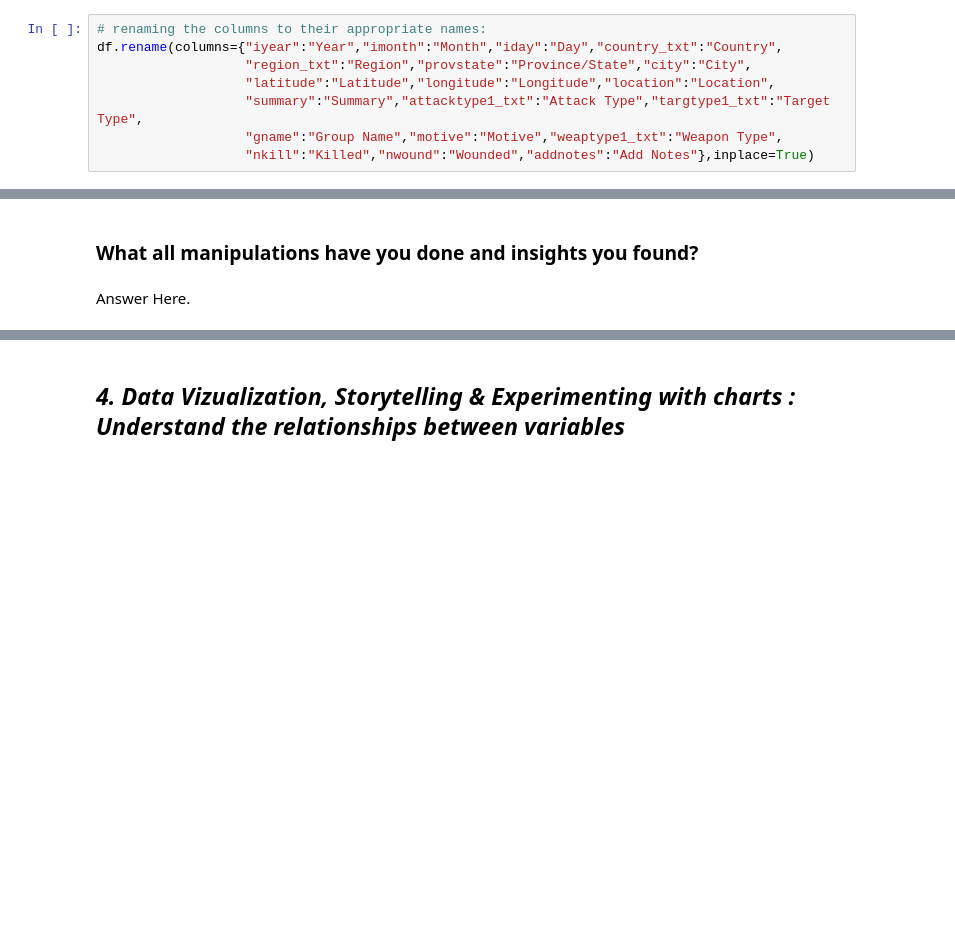
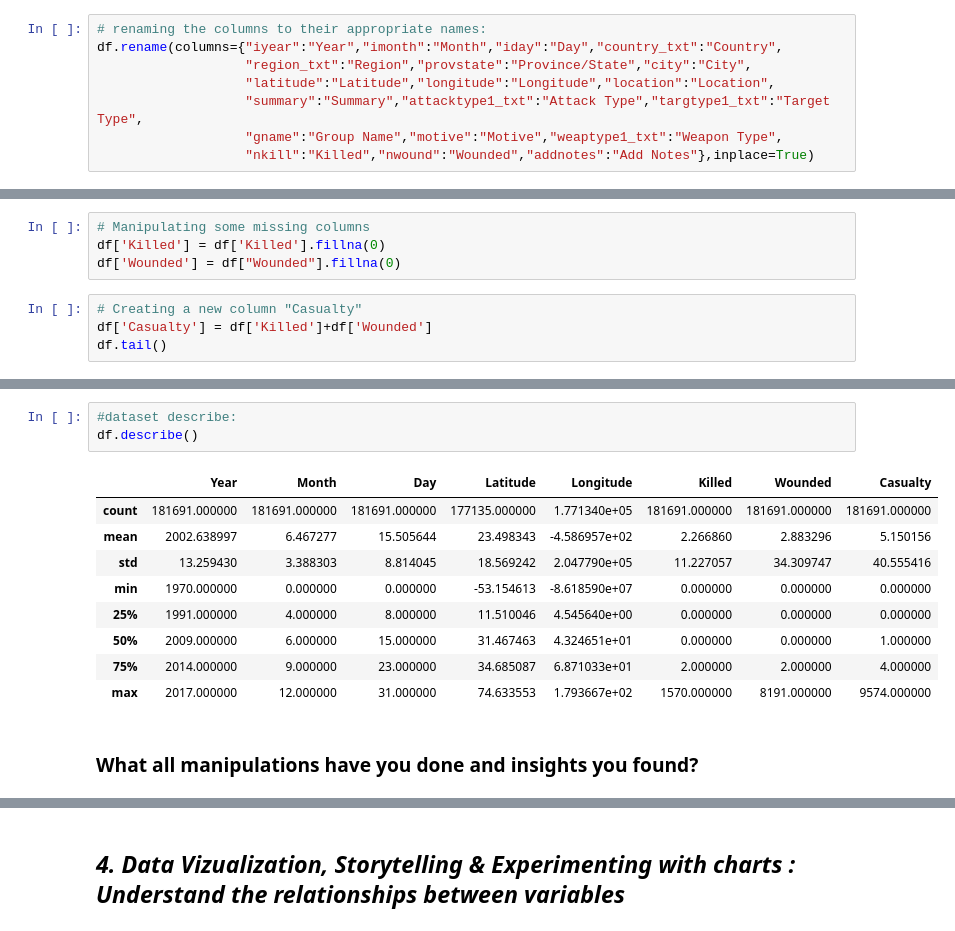
Before and after one commit to Amrit007-droid/Global-Terrorism-Dataset-EDA-, a Jupyter notebook: Global_Terrorism_Dataset_EDA_submission_.ipynb, the cells around one changed output, grey strips where cells are left out. Drawn from its saved outputs; the diff is of its cells as text; blank space fills up the shorter version.

```diff
--- a/Global_Terrorism_Dataset_EDA_submission_.ipynb
+++ b/Global_Terrorism_Dataset_EDA_submission_.ipynb
@@ -311,0 +371,8 @@ df.head()
+# %%
+# Manipulating some missing columns
+df['Killed'] = df['Killed'].fillna(0)
+df['Wounded'] = df["Wounded"].fillna(0)
+# %%
+# Creating a new column "Casualty"
+df['Casualty'] = df['Killed']+df['Wounded']
+df.tail()
@@ -312,4 +386,15 @@ df.head()
+# %%
+#dataset describe:
+df.describe()
+# %% [output]
+|  | Year | Month | Day | Latitude | Longitude | Killed | Wounded | Casualty |
+| count | 181691.000000 | 181691.000000 | 181691.000000 | 177135.000000 | 1.771340e+05 | 181691.000000 | 181691.000000 | 181691.000000 |
+| mean | 2002.638997 | 6.467277 | 15.505644 | 23.498343 | -4.586957e+02 | 2.266860 | 2.883296 | 5.150156 |
+| std | 13.259430 | 3.388303 | 8.814045 | 18.569242 | 2.047790e+05 | 11.227057 | 34.309747 | 40.555416 |
+| min | 1970.000000 | 0.000000 | 0.000000 | -53.154613 | -8.618590e+07 | 0.000000 | 0.000000 | 0.000000 |
+| 25% | 1991.000000 | 4.000000 | 8.000000 | 11.510046 | 4.545640e+00 | 0.000000 | 0.000000 | 0.000000 |
+| 50% | 2009.000000 | 6.000000 | 15.000000 | 31.467463 | 4.324651e+01 | 0.000000 | 0.000000 | 1.000000 |
+| 75% | 2014.000000 | 9.000000 | 23.000000 | 34.685087 | 6.871033e+01 | 2.000000 | 2.000000 | 4.000000 |
+| max | 2017.000000 | 12.000000 | 31.000000 | 74.633553 | 1.793667e+02 | 1570.000000 | 8191.000000 | 9574.000000 |
 # %% [markdown]
 ### What all manipulations have you done and insights you found?
-# %% [markdown]
-Answer Here.
```
Also changed, not shown: parts of 6 cells of this notebook.
